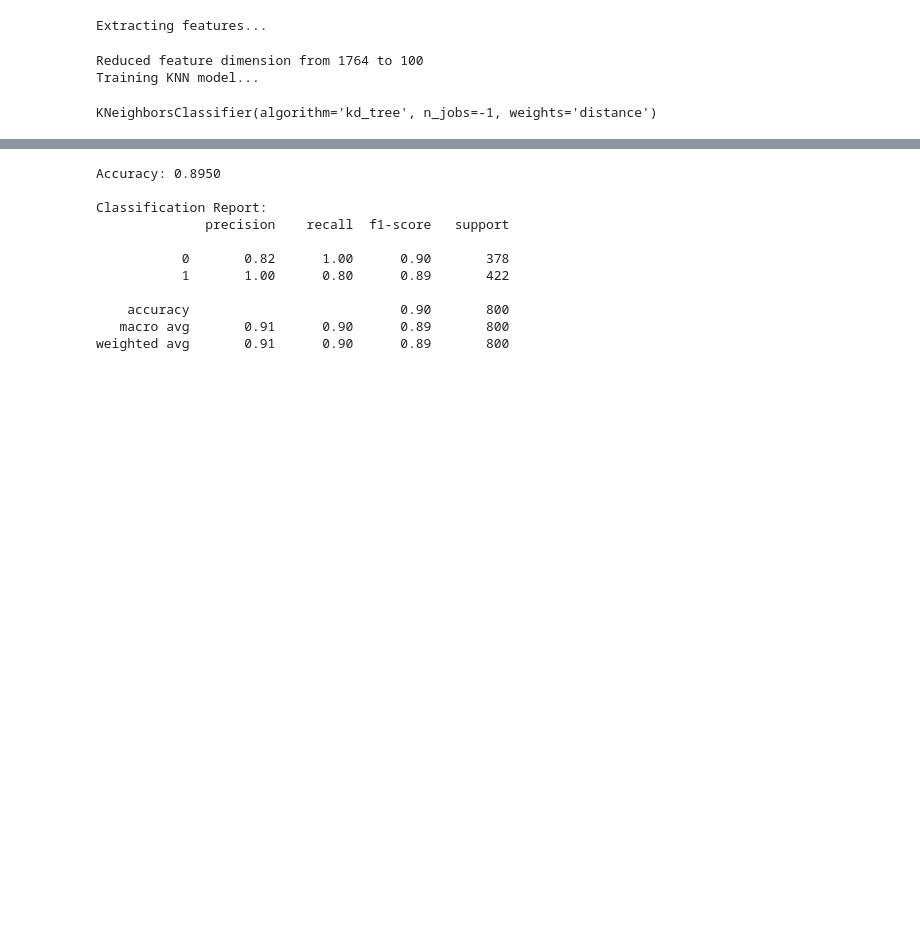
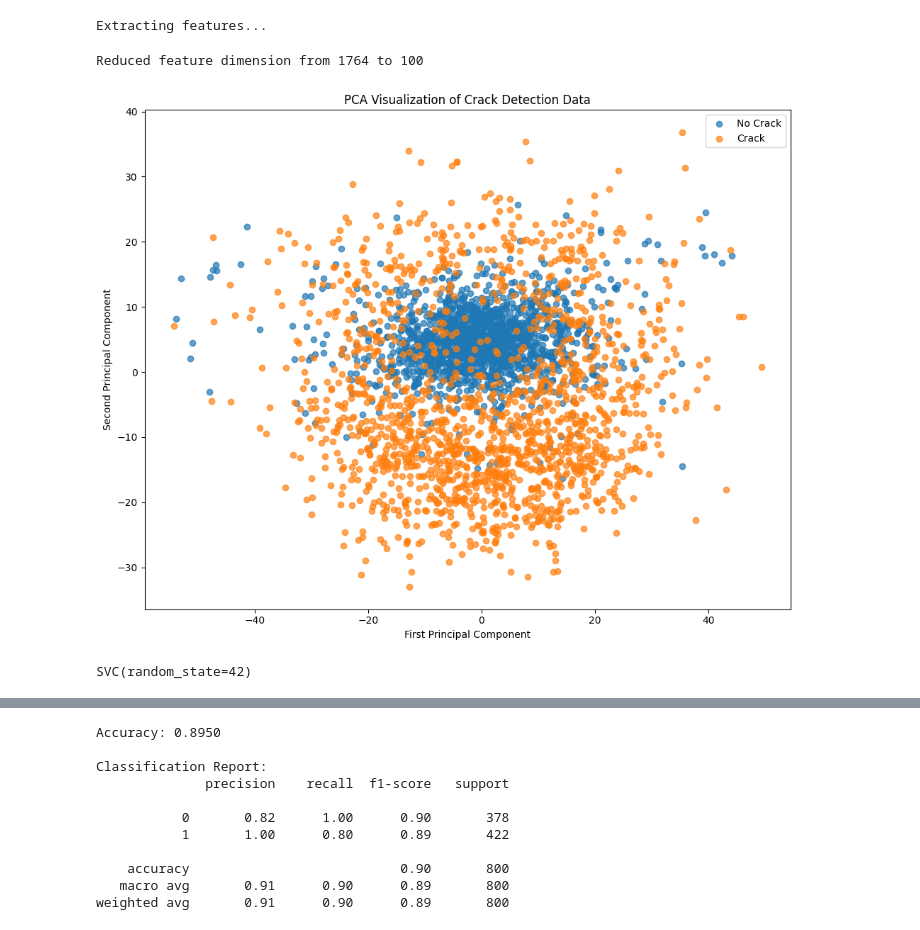
Before and after one commit to call-me-jot/surface-crack-detector, a Jupyter notebook: surface_crack_detector.ipynb, the cells around one changed output, grey strips where cells are left out. Saved outputs shown, nothing was run; the diff lists cells and outputs as text; code cells hidden in the pictures; blank space fills up the shorter version.

Commit message:
added SVC model

```diff
--- a/surface_crack_detector.ipynb
+++ b/surface_crack_detector.ipynb
@@ -268,13 +271,25 @@ pca = PCA(n_components=100)  # Adjust number of components as needed
 X_train_pca = pca.fit_transform(X_train_scaled)
 X_test_pca = pca.transform(X_test_scaled)
 print(f"Reduced feature dimension from {X_train_scaled.shape[1]} to {X_train_pca.shape[1]}")
-
-# Train KNN with optimized parameters
-print("Training KNN model...")
-knn = KNeighborsClassifier(n_neighbors=5, weights='distance', algorithm='kd_tree',
-                          leaf_size=30, n_jobs=-1)  # n_jobs=-1 uses all CPU cores
-knn.fit(X_train_pca, y_train)
 # %% [output]
 Reduced feature dimension from 1764 to 100
-Training KNN model...
-KNeighborsClassifier(algorithm='kd_tree', n_jobs=-1, weights='distance')
+# %%
+# Visualize data in 2D PCA space (using the first two components)
+plt.figure(figsize=(10, 8))
+for i, target_name in enumerate(['No Crack', 'Crack']):
+    plt.scatter(X_train_pca[y_train == i, 0], X_train_pca[y_train == i, 1],
+                alpha=0.7, label=target_name)
+plt.xlabel('First Principal Component')
+plt.ylabel('Second Principal Component')
+plt.legend()
+plt.title('PCA Visualization of Crack Detection Data')
+plt.tight_layout()
+plt.show()
+# %% [output]
+[figure, added]
+# %%
+# Implementing SVC Model
+svc = SVC(random_state=42)
+svc.fit(X_train_pca, y_train)
+# %% [output]
+SVC(random_state=42)
```
Also changed, not shown: parts of 8 cells of this notebook.
